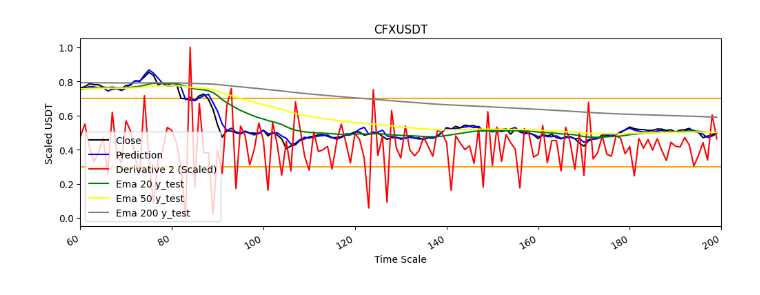
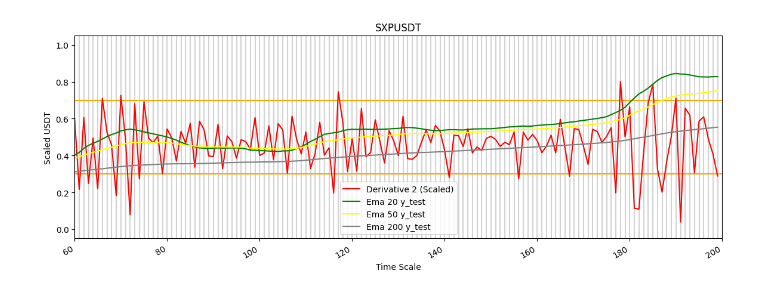
Before and after one commit to luisgomezzz/luchocrypto, a Jupyter notebook: predictor/NOTEBOOK.ipynb, the cells around one changed output. Drawn from its saved outputs; the diff is of its cells as text; code cells hidden in the pictures.

Commit message:
lineas verticales

```diff
--- a/predictor/NOTEBOOK.ipynb
+++ b/predictor/NOTEBOOK.ipynb
@@ -10,7 +10,7 @@ import constantes as cons
 import keras
 import datetime as dt
 
-symbol =  str.upper('cfx'+'USDT')
+symbol =  str.upper('sxp'+'USDT')
 client = cons.client
 
 umbralbajo=0.3
@@ -102,14 +102,18 @@ ema_y_test_200=ema(y_test,200)
 
 #grafica
 
-plt.figure(figsize=(12, 4))
+plt.figure(figsize=(14, 5))
+time_index = range(n_steps-1, n_steps-1+len(y_pred))
+# Agregar líneas verticales
+for i in time_index:
+    plt.axvline(x=i, color='lightgray')
 plt.xlim(60,len(y_test))
 plt.axhline(y = umbralalto, color = 'orange', linestyle = '-')
 #plt.axhline(y = 0.5, color = 'GREY', linestyle = '-')
 plt.axhline(y = umbralbajo, color = 'orange', linestyle = '-')
-plt.plot(y_test, label='Close',color = 'black')
-time_index = range(n_steps-1, n_steps-1+len(y_pred))
-plt.plot( y_pred[:, -1, 0], label='Prediction',color = 'blue')
+#plt.plot(y_test, label='Close',color = 'black')
+
+#plt.plot( y_pred[:, -1, 0], label='Prediction',color = 'blue')
 #plt.plot(deriv_y_pred_scaled, label='Derivative 1 (Scaled)',color = 'blue')
 plt.plot( deriv_y_pred_scaled2, label='Derivative 2 (Scaled)', color='red')
 #plt.plot( ema_deriv, label='Ema Derivative 1 (Scaled)', color='green')
@@ -124,5 +128,6 @@ plt.legend()
 plt.gcf().autofmt_xdate()
 plt.title(symbol)
 #plt.grid()
+
 plt.show()
 # %% [output]
@@ -130 +135 @@ plt.show()
-[figure, old version]
+[figure, new version]
```
Also changed, not shown: parts of 1 cell of this notebook.
